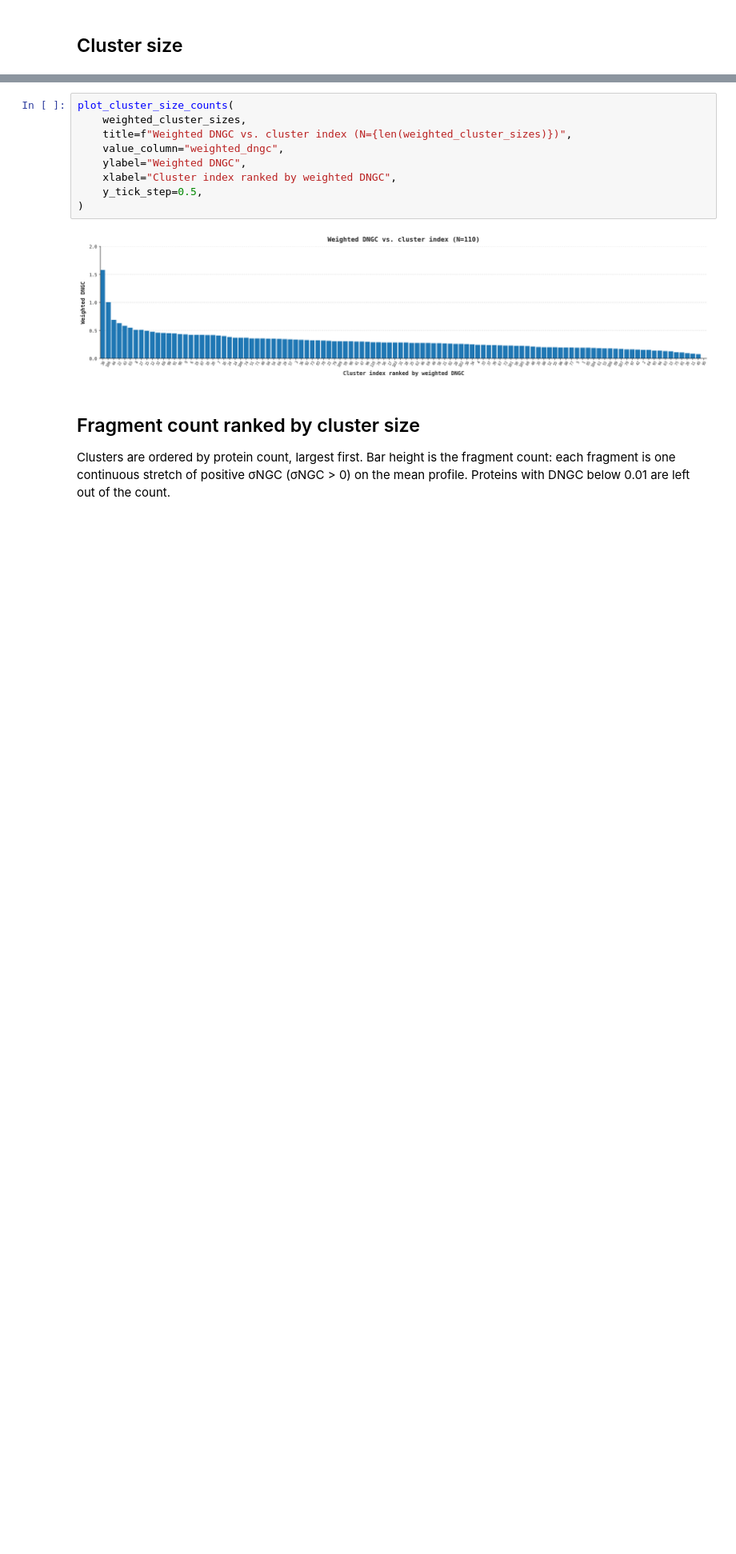
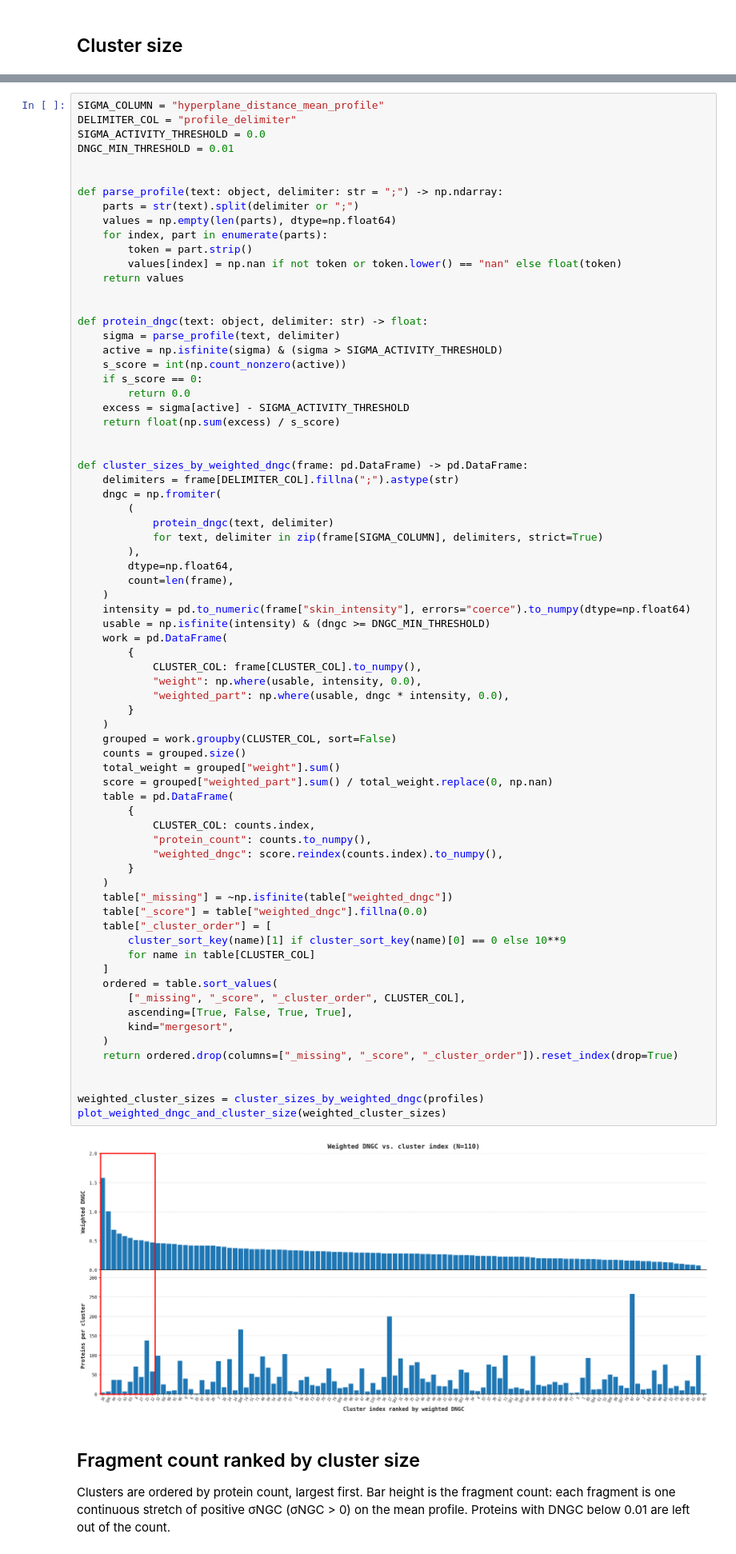
Before and after one commit to KYinXu/Peptide-Anti-microbial-Properties-Prediction, a Jupyter notebook: notebooks/skin_clusters/final_presentation_figures.ipynb, the cells around one changed output, grey strips where cells are left out. Shown at 80% size. Drawn from its saved outputs; the diff is of its cells as text; blank space fills up the shorter version.

Commit message:
Add new analysis plots

```diff
--- a/notebooks/skin_clusters/final_presentation_figures.ipynb
+++ b/notebooks/skin_clusters/final_presentation_figures.ipynb
@@ -251,14 +337,77 @@ Same cluster order as the chart above: weighted DNGC, highest first. Bar height
 # %%
-plot_cluster_size_counts(
-    weighted_cluster_sizes,
-    title=f"Weighted DNGC vs. cluster index (N={len(weighted_cluster_sizes)})",
-    value_column="weighted_dngc",
-    ylabel="Weighted DNGC",
-    xlabel="Cluster index ranked by weighted DNGC",
-    y_tick_step=0.5,
-)
+SIGMA_COLUMN = "hyperplane_distance_mean_profile"
+DELIMITER_COL = "profile_delimiter"
+SIGMA_ACTIVITY_THRESHOLD = 0.0
+DNGC_MIN_THRESHOLD = 0.01
+
+
+def parse_profile(text: object, delimiter: str = ";") -> np.ndarray:
+    parts = str(text).split(delimiter or ";")
+    values = np.empty(len(parts), dtype=np.float64)
+    for index, part in enumerate(parts):
+        token = part.strip()
+        values[index] = np.nan if not token or token.lower() == "nan" else float(token)
+    return values
+
+
+def protein_dngc(text: object, delimiter: str) -> float:
+    sigma = parse_profile(text, delimiter)
+    active = np.isfinite(sigma) & (sigma > SIGMA_ACTIVITY_THRESHOLD)
+    s_score = int(np.count_nonzero(active))
+    if s_score == 0:
+        return 0.0
+    excess = sigma[active] - SIGMA_ACTIVITY_THRESHOLD
+    return float(np.sum(excess) / s_score)
+
+
+def cluster_sizes_by_weighted_dngc(frame: pd.DataFrame) -> pd.DataFrame:
+    delimiters = frame[DELIMITER_COL].fillna(";").astype(str)
+    dngc = np.fromiter(
+        (
+            protein_dngc(text, delimiter)
+            for text, delimiter in zip(frame[SIGMA_COLUMN], delimiters, strict=True)
+        ),
+        dtype=np.float64,
+        count=len(frame),
+    )
+    intensity = pd.to_numeric(frame["skin_intensity"], errors="coerce").to_numpy(dtype=np.float64)
+    usable = np.isfinite(intensity) & (dngc >= DNGC_MIN_THRESHOLD)
+    work = pd.DataFrame(
+        {
+            CLUSTER_COL: frame[CLUSTER_COL].to_numpy(),
+            "weight": np.where(usable, intensity, 0.0),
+            "weighted_part": np.where(usable, dngc * intensity, 0.0),
+        }
+    )
+    grouped = work.groupby(CLUSTER_COL, sort=False)
+    counts = grouped.size()
+    total_weight = grouped["weight"].sum()
+    score = grouped["weighted_part"].sum() / total_weight.replace(0, np.nan)
+    table = pd.DataFrame(
+        {
+            CLUSTER_COL: counts.index,
+            "protein_count": counts.to_numpy(),
+            "weighted_dngc": score.reindex(counts.index).to_numpy(),
+        }
+    )
+    table["_missing"] = ~np.isfinite(table["weighted_dngc"])
+    table["_score"] = table["weighted_dngc"].fillna(0.0)
+    table["_cluster_order"] = [
+        cluster_sort_key(name)[1] if cluster_sort_key(name)[0] == 0 else 10**9
+        for name in table[CLUSTER_COL]
+    ]
+    ordered = table.sort_values(
+        ["_missing", "_score", "_cluster_order", CLUSTER_COL],
+        ascending=[True, False, True, True],
+        kind="mergesort",
+    )
+    return ordered.drop(columns=["_missing", "_score", "_cluster_order"]).reset_index(drop=True)
+
+
+weighted_cluster_sizes = cluster_sizes_by_weighted_dngc(profiles)
+plot_weighted_dngc_and_cluster_size(weighted_cluster_sizes)
 # %% [output]
-[figure, old version]
+[figure, new version]
 # %% [markdown]
 ## Fragment count ranked by cluster size
 
```
Also changed, not shown: parts of 3 cells of this notebook, 3 other files.
